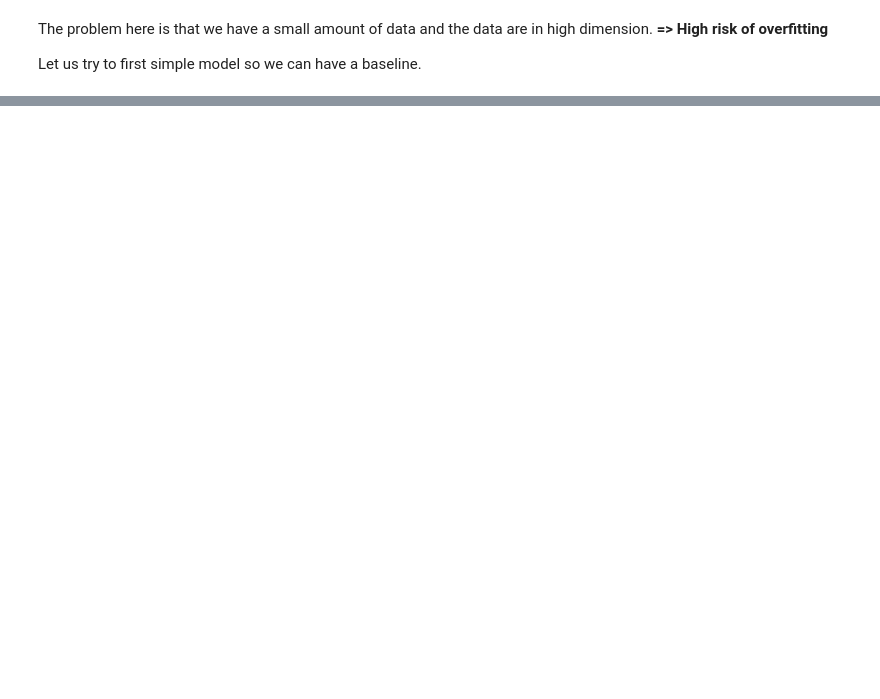
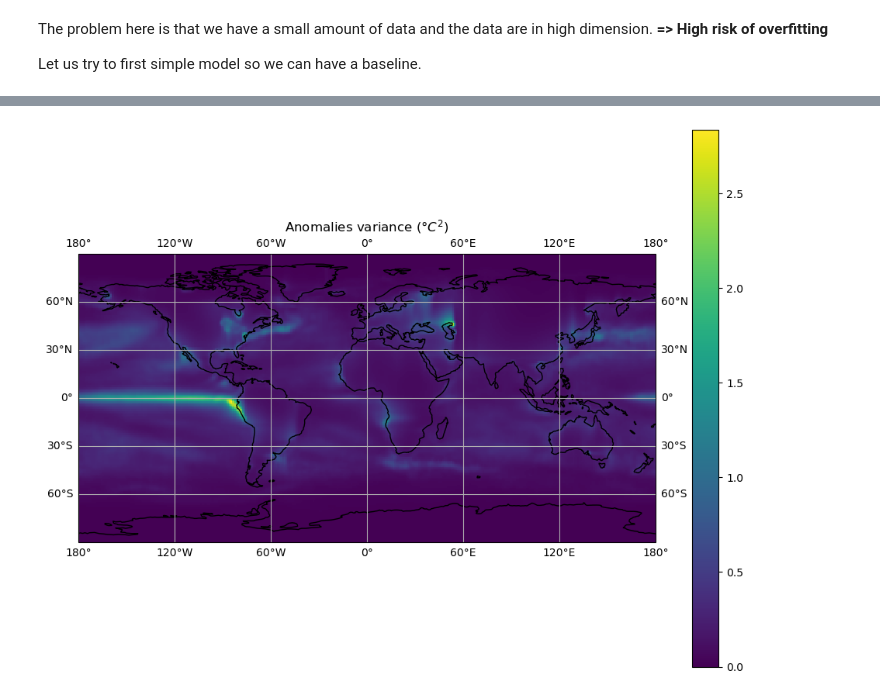
Before and after one commit to odd2022/El-Nino, a Jupyter notebook: 1_month_prediction.ipynb, the cells around one changed output, grey strips where cells are left out. Cells and saved outputs as stored; diff of their text form; code cells hidden in the pictures; blank space fills up the shorter version.

```diff
--- a/1_month_prediction.ipynb
+++ b/1_month_prediction.ipynb
@@ -116,0 +205,13 @@ Accuracy for test data: 0.860
+# %%
+# Get seasonal anomalies
+sst_anom = sst_scaled.groupby('time.month') - sst_seasonal
+
+# Plot variance of the seasonal anomalies on a map
+fig = plt.figure(figsize=[12, 9])
+ax = plt.subplot(projection=ccrs.PlateCarree())
+p = sst_anom.var('time').plot(ax=ax)
+ax.coastlines()
+ax.gridlines(draw_labels=True)
+_ = ax.set_title(r'Anomalies variance (°$C^2$)')
+# %% [output]
+[figure, added]
```
Also changed, not shown: parts of 24 cells of this notebook, 1 other file.
